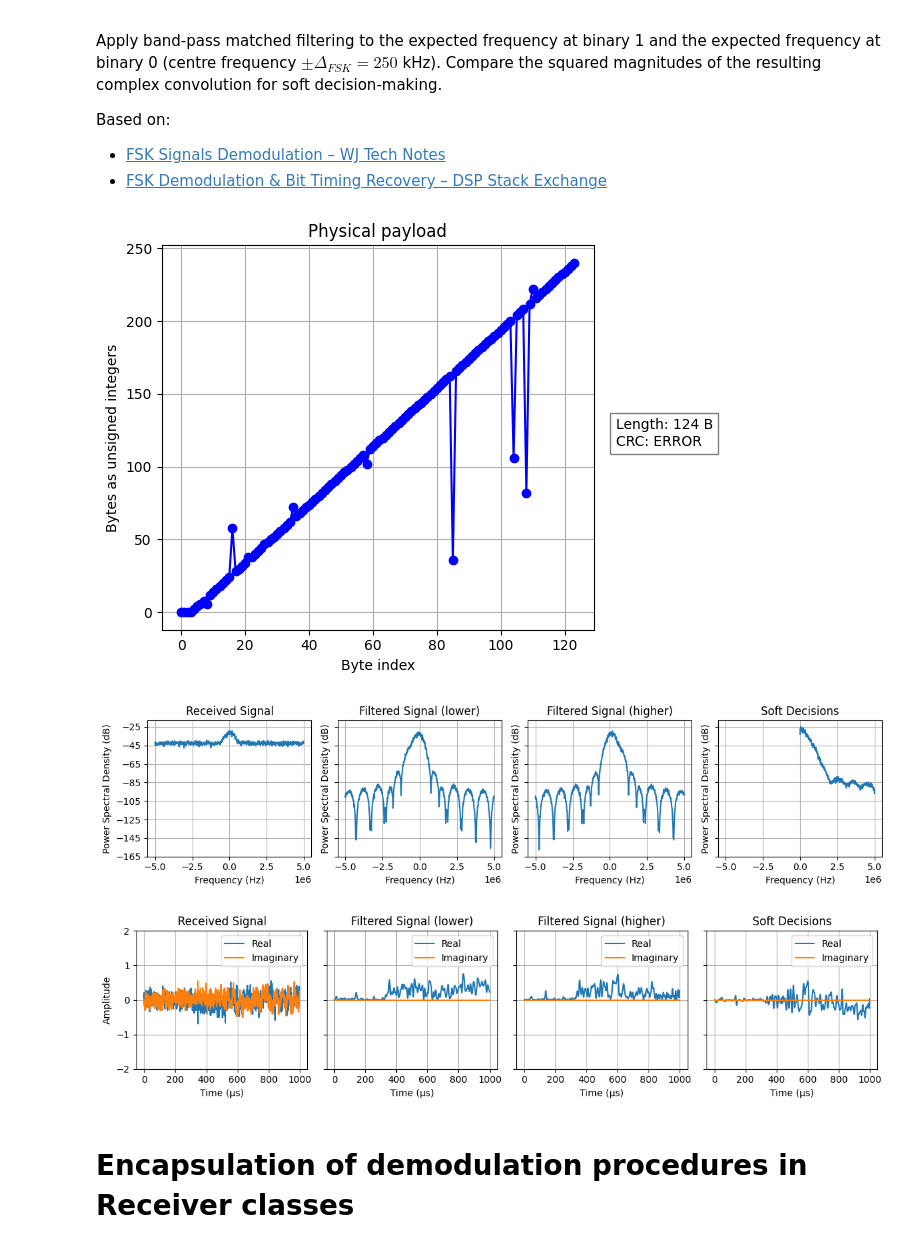
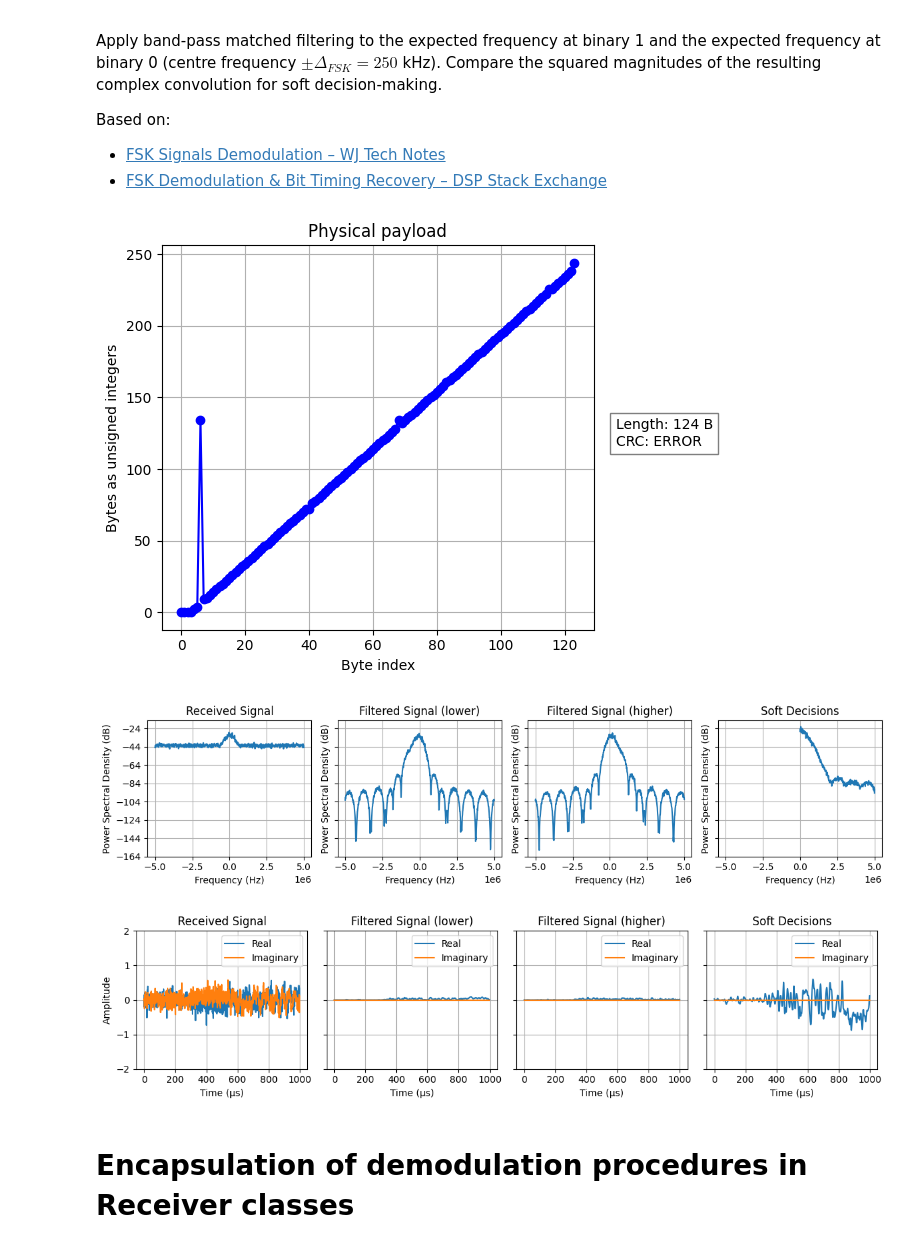
Before and after one commit to SDMote/SDR_projects, a Jupyter notebook: python_phy/jupyter_notebooks/ble_matched_filter_prototype.ipynb, the cells around one changed output. Saved outputs shown, nothing was run; the diff lists cells and outputs as text; code cells hidden in the pictures.

```diff
--- a/python_phy/jupyter_notebooks/ble_matched_filter_prototype.ipynb
+++ b/python_phy/jupyter_notebooks/ble_matched_filter_prototype.ipynb
@@ -178,11 +178,10 @@ iq_samples_higher = scipy.signal.convolve(iq_samples_noisy, gauss_bandpass_highe
 # Magnitude squared
 iq_samples_lower_square = iq_samples_lower * np.conj(iq_samples_lower)
 iq_samples_higher_square = iq_samples_higher * np.conj(iq_samples_higher)
-iq_samples_lower_square /= np.max(iq_samples_lower_square)
-iq_samples_higher_square /= np.max(iq_samples_higher_square)
 
 # Subtract to obtain soft decisions
 soft_decisions_subtracted = np.real(iq_samples_higher_square - iq_samples_lower_square)
+soft_decisions_subtracted /= np.max(soft_decisions_subtracted)
 
 # Symbol synchronisation
 bit_samples = symbol_sync(soft_decisions_subtracted, sps=sps)
@@ -204,36 +203,36 @@ plot_periodograms(
     titles=[
         "Received Signal",
         "Filtered Signal (lower)",
         "Filtered Signal (higher)",
         "Soft Decisions",
     ],
     figsize=(12, 3),
     NFFT=1024,
     horizontal=True,
 )
 
 plot_complex_time(
     [
         iq_samples_noisy[time_interval[0] : time_interval[1]],
         iq_samples_lower_square[time_interval[0] : time_interval[1]],
         iq_samples_higher_square[time_interval[0] : time_interval[1]],
         soft_decisions_subtracted[time_interval[0] : time_interval[1]],
     ],
     fs=fs,
     titles=[
         "Received Signal",
         "Filtered Signal (lower)",
         "Filtered Signal (higher)",
         "Soft Decisions",
     ],
     figsize=(12, 3),
     ylim=(-2, 2),
     horizontal=True,
 )
 # %% [output]
-[figure, old version]
+[figure, new version]
 [figure]
-[figure, old version]
+[figure, new version]
 # %% [markdown]
 # Encapsulation of demodulation procedures in Receiver classes
 # %%
```
Also changed, not shown: parts of 3 cells of this notebook, 2 other files.
